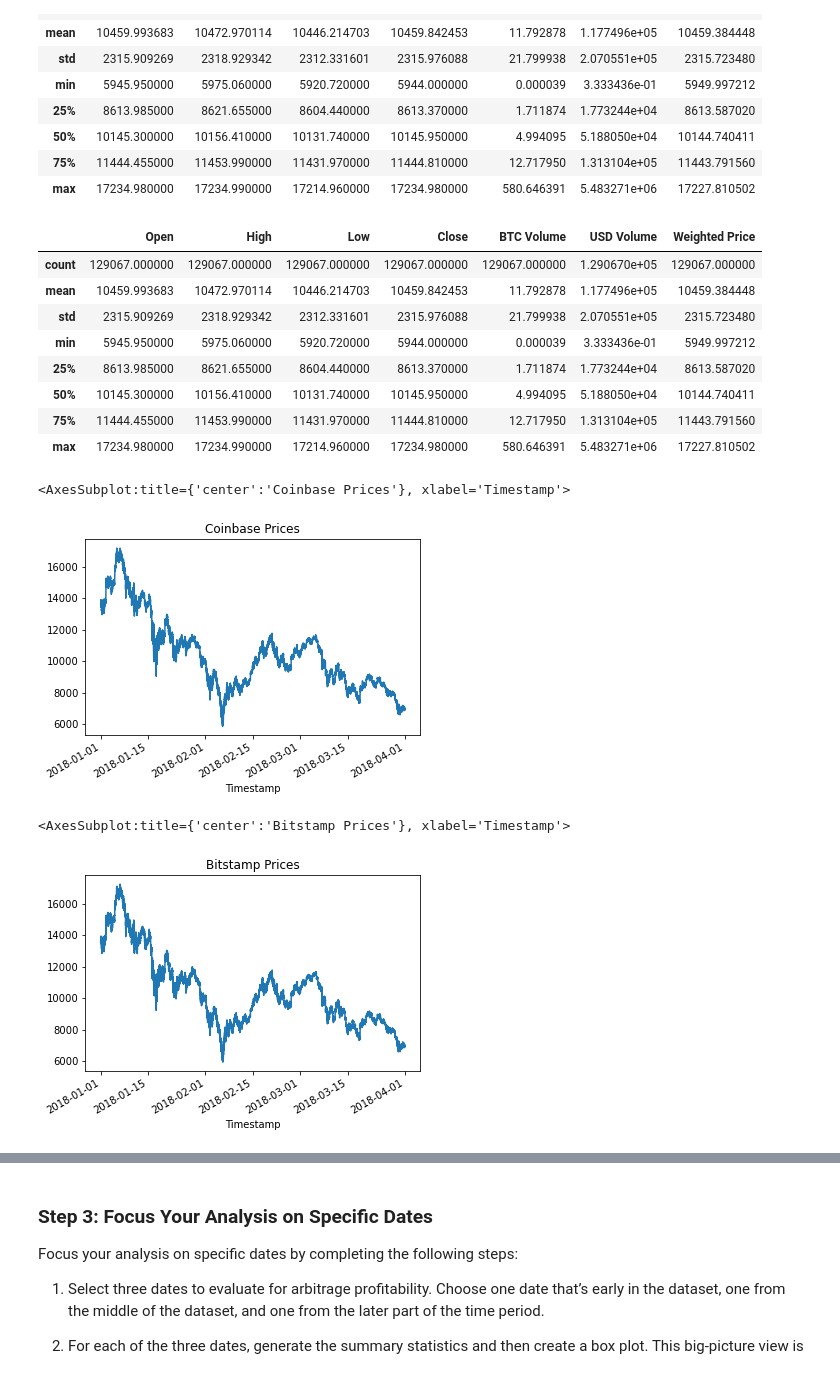
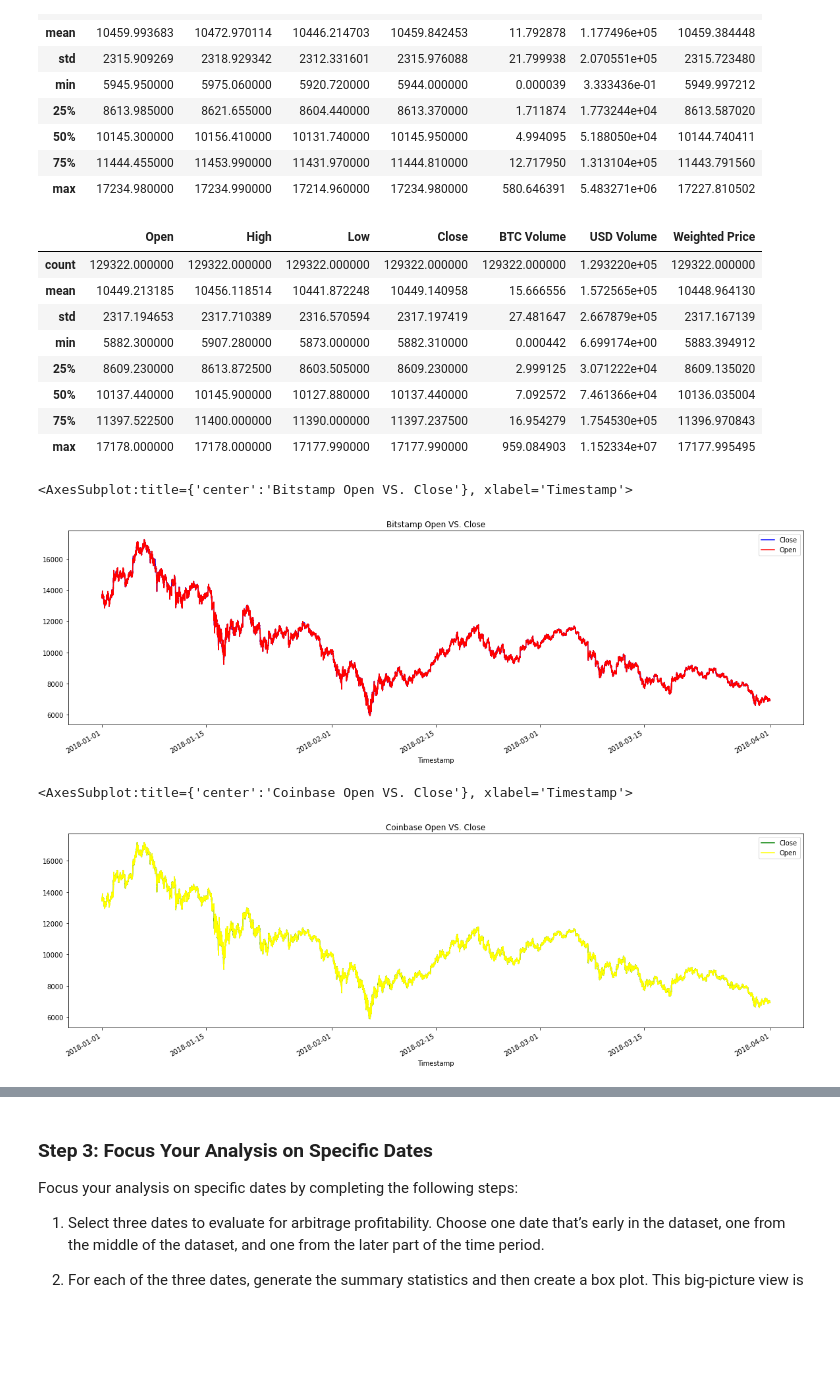
Before and after one commit to jlesieur0/Module_3_Challenge, a Jupyter notebook: crypto_arbitrage.ipynb, the cells around one changed output, grey strips where cells are left out. Drawn from its saved outputs; the diff is of its cells as text; code cells hidden in the pictures; blank space fills up the shorter version.

```diff
--- a/crypto_arbitrage.ipynb
+++ b/crypto_arbitrage.ipynb
@@ -186,3 +174,5 @@ See the caveats in the documentation: https://pandas.pydata.org/pandas-docs/stab
+# %%
+bitstamp.loc[:, "Open"] = bitstamp.loc[:, "Open"].astype("float")
 # %% [markdown]
 ### Step 4: Review the data for duplicated values, and drop them if necessary.
 # %%
@@ -229,7 +238,7 @@ Select the data you want to analyze. Use `loc` or `iloc` to select the following
 * Close
 # %%
 # Use loc or iloc to select `Timestamp (the index)` and `Close` from bitstamp DataFrame
-bitstamp_sliced = bitstamp.iloc[:, 3]
+bitstamp_sliced = bitstamp.loc[:, "Close"]
 
 # Review the first five rows of the DataFrame
 bitstamp_sliced.head()
@@ -282,31 +292,34 @@ bitstamp.describe()
 | max | 17234.980000 | 17234.990000 | 17214.960000 | 17234.980000 | 580.646391 | 5.483271e+06 | 17227.810502 |
 # %%
 # Generate the summary statistics for the coinbase DataFrame
-coinbase.describe()
+coinbase_summary = coinbase.describe()
+coinbase_summary
 # %% [output]
 |  | Open | High | Low | Close | BTC Volume | USD Volume | Weighted Price |
-| count | 129067.000000 | 129067.000000 | 129067.000000 | 129067.000000 | 129067.000000 | 1.290670e+05 | 129067.000000 |
-| mean | 10459.993683 | 10472.970114 | 10446.214703 | 10459.842453 | 11.792878 | 1.177496e+05 | 10459.384448 |
-| std | 2315.909269 | 2318.929342 | 2312.331601 | 2315.976088 | 21.799938 | 2.070551e+05 | 2315.723480 |
-| min | 5945.950000 | 5975.060000 | 5920.720000 | 5944.000000 | 0.000039 | 3.333436e-01 | 5949.997212 |
-| 25% | 8613.985000 | 8621.655000 | 8604.440000 | 8613.370000 | 1.711874 | 1.773244e+04 | 8613.587020 |
-| 50% | 10145.300000 | 10156.410000 | 10131.740000 | 10145.950000 | 4.994095 | 5.188050e+04 | 10144.740411 |
-| 75% | 11444.455000 | 11453.990000 | 11431.970000 | 11444.810000 | 12.717950 | 1.313104e+05 | 11443.791560 |
-| max | 17234.980000 | 17234.990000 | 17214.960000 | 17234.980000 | 580.646391 | 5.483271e+06 | 17227.810502 |
+| count | 129322.000000 | 129322.000000 | 129322.000000 | 129322.000000 | 129322.000000 | 1.293220e+05 | 129322.000000 |
+| mean | 10449.213185 | 10456.118514 | 10441.872248 | 10449.140958 | 15.666556 | 1.572565e+05 | 10448.964130 |
+| std | 2317.194653 | 2317.710389 | 2316.570594 | 2317.197419 | 27.481647 | 2.667879e+05 | 2317.167139 |
+| min | 5882.300000 | 5907.280000 | 5873.000000 | 5882.310000 | 0.000442 | 6.699174e+00 | 5883.394912 |
+| 25% | 8609.230000 | 8613.872500 | 8603.505000 | 8609.230000 | 2.999125 | 3.071222e+04 | 8609.135020 |
+| 50% | 10137.440000 | 10145.900000 | 10127.880000 | 10137.440000 | 7.092572 | 7.461366e+04 | 10136.035004 |
+| 75% | 11397.522500 | 11400.000000 | 11390.000000 | 11397.237500 | 16.954279 | 1.754530e+05 | 11396.970843 |
+| max | 17178.000000 | 17178.000000 | 17177.990000 | 17177.990000 | 959.084903 | 1.152334e+07 | 17177.995495 |
 # %%
 # Create a line plot for the bitstamp DataFrame for the full length of time in the dataset
 # Be sure that the figure size, title, and color are tailored to each visualization
-# YOUR CODE HERE
+bitstamp_sliced.plot(legend=True, figsize=(20, 6), title='Bitstamp Open Vs. Close', color="blue")
+bitstamp["Open"].plot(legend=True, figsize=(20, 6), title='Bitstamp Open VS. Close', color="red")
 # %% [output]
-<AxesSubplot:title={'center':'Coinbase Prices'}, xlabel='Timestamp'>
+<AxesSubplot:title={'center':'Bitstamp Open VS. Close'}, xlabel='Timestamp'>
-[figure, old version]
+[figure, new version]
 # %%
 # Create a line plot for the coinbase DataFrame for the full length of time in the dataset
 # Be sure that the figure size, title, and color are tailored to each visualization
-# YOUR CODE HERE
+coinbase_sliced.plot(legend=True, figsize=(20, 6), title='Coinbase Open Vs. Close', color="green")
+coinbase["Open"].plot(legend=True, figsize=(20, 6), title='Coinbase Open VS. Close', color="yellow")
 # %% [output]
-<AxesSubplot:title={'center':'Bitstamp Prices'}, xlabel='Timestamp'>
+<AxesSubplot:title={'center':'Coinbase Open VS. Close'}, xlabel='Timestamp'>
-[figure, old version]
+[figure, new version]
 # %%
 # Overlay the visualizations for the bitstamp and coinbase DataFrames in one plot
 # The plot should visualize the prices over the full lenth of the dataset
```
Also changed, not shown: parts of 41 cells of this notebook.
